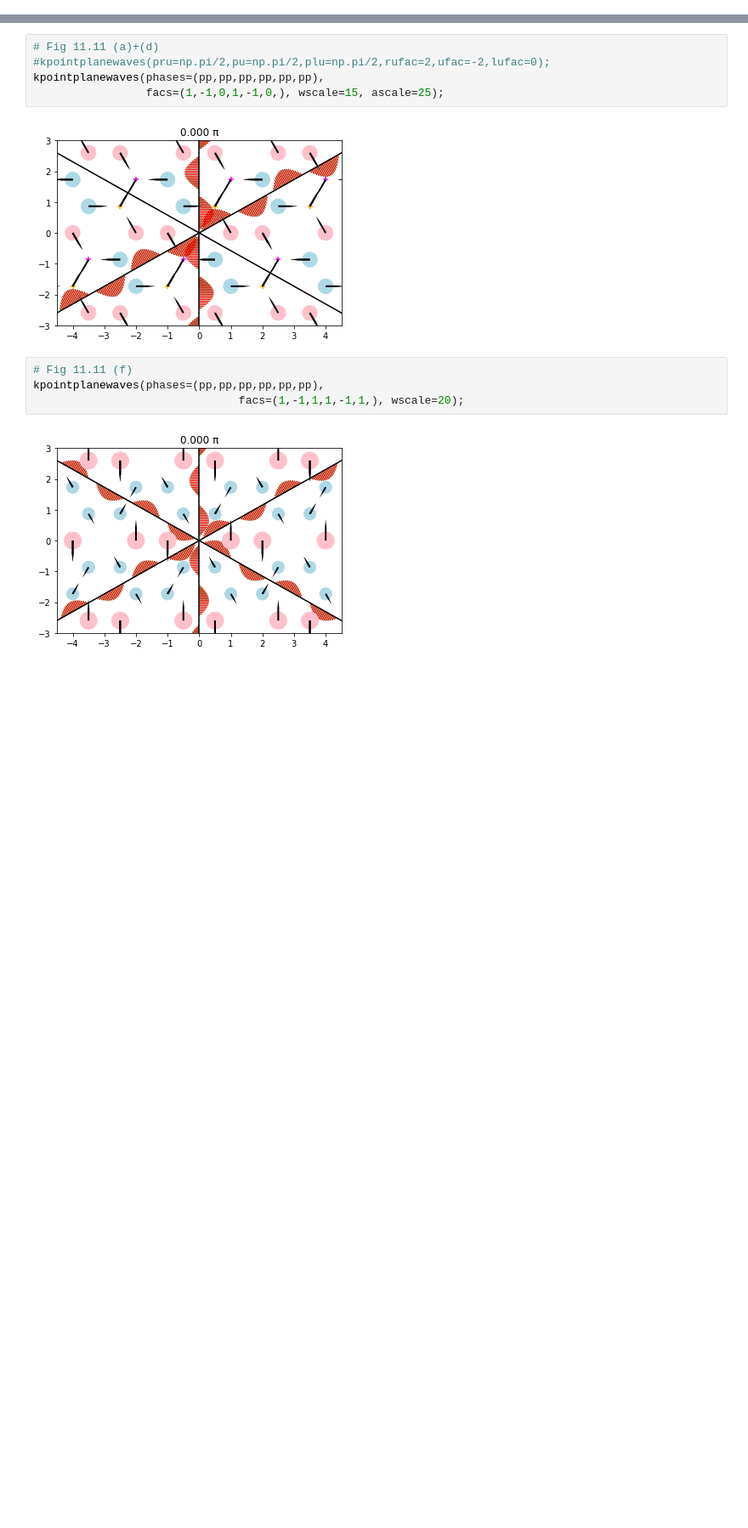
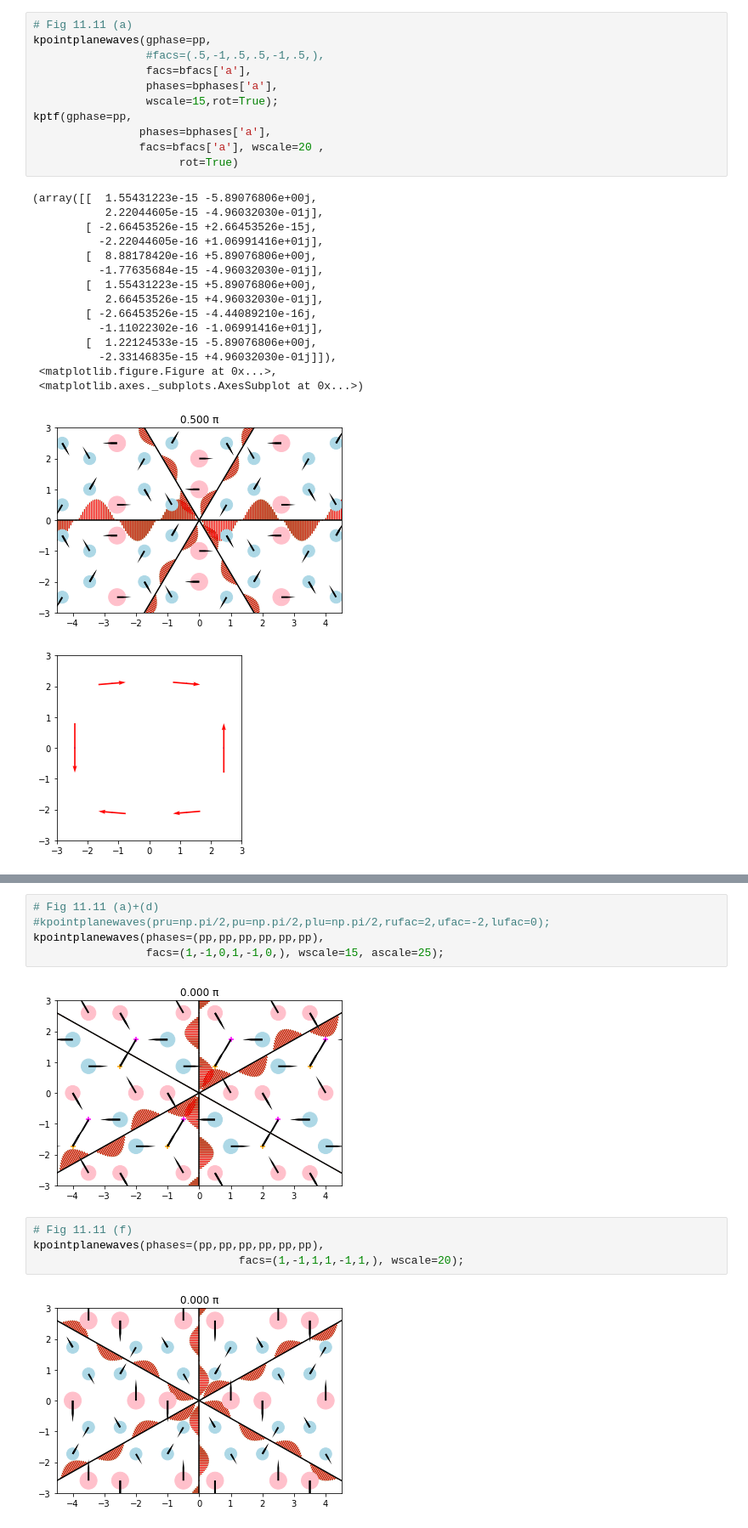
Before and after one commit to texnokrates/qpms-ipynotebooks, a Jupyter notebook: Untitled Folder 1/Irreps and Plane waves in hexagonal lattice.ipynb, the cells around one changed output, grey strips where cells are left out. Shown at 85% size. Drawn from its saved outputs; the diff is of its cells as text; blank space fills up the shorter version.

```diff
--- a/Untitled Folder 1/Irreps and Plane waves in hexagonal lattice.ipynb
+++ b/Untitled Folder 1/Irreps and Plane waves in hexagonal lattice.ipynb
@@ -123 +282,29 @@ kpointplanewaves(gphase=0
+# %%
+# Fig 11.11 (a)
+kpointplanewaves(gphase=pp,
+                 #facs=(.5,-1,.5,.5,-1,.5,),
+                 facs=bfacs['a'],
+                 phases=bphases['a'],
+                 wscale=15,rot=True);
+kptf(gphase=pp,
+                phases=bphases['a'],
+                facs=bfacs['a'], wscale=20 ,
+                      rot=True)
+# %% [output]
+(array([[  1.55431223e-15 -5.89076806e+00j,
+           2.22044605e-15 -4.96032030e-01j],
+        [ -2.66453526e-15 +2.66453526e-15j,
+          -2.22044605e-16 +1.06991416e+01j],
+        [  8.88178420e-16 +5.89076806e+00j,
+          -1.77635684e-15 -4.96032030e-01j],
+        [  1.55431223e-15 +5.89076806e+00j,
+           2.66453526e-15 +4.96032030e-01j],
+        [ -2.66453526e-15 -4.44089210e-16j,
+          -1.11022302e-16 -1.06991416e+01j],
+        [  1.22124533e-15 -5.89076806e+00j,
+          -2.33146835e-15 +4.96032030e-01j]]),
+ <matplotlib.figure.Figure at 0x...>,
+ <matplotlib.axes._subplots.AxesSubplot at 0x...>)
+[figure, added]
+[figure, added]
 # %%
```
Also changed, not shown: parts of 20 cells of this notebook.
